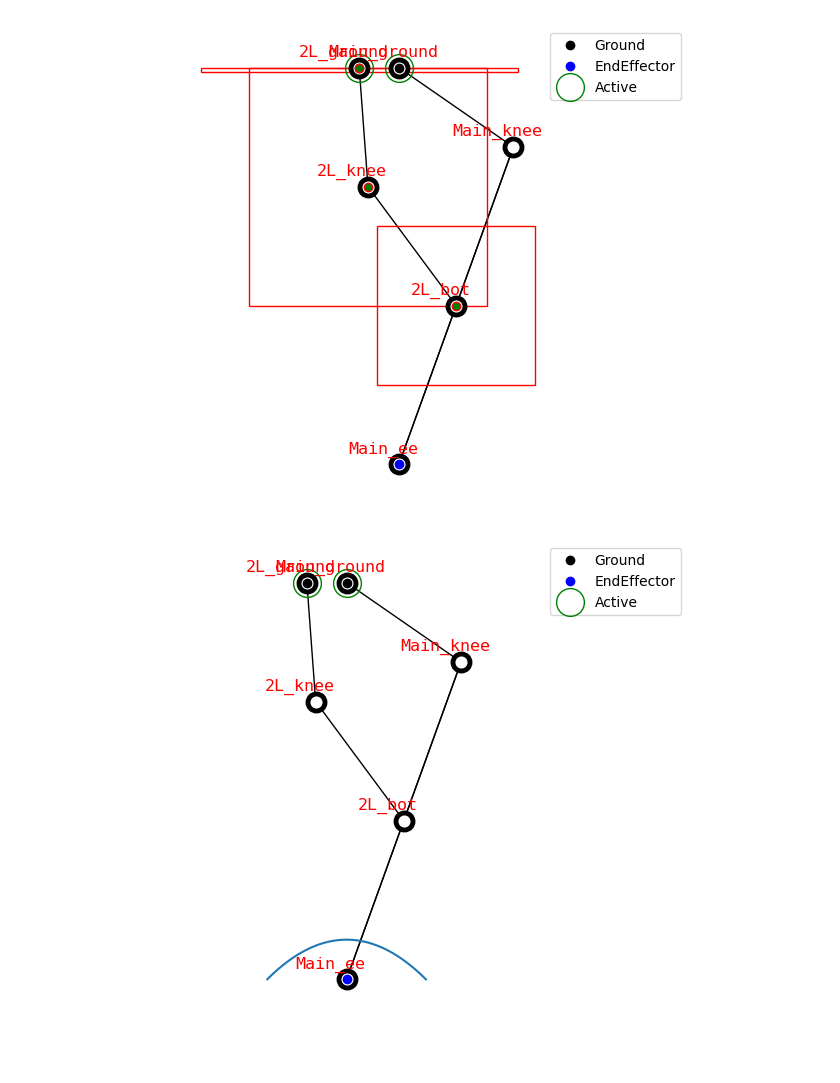
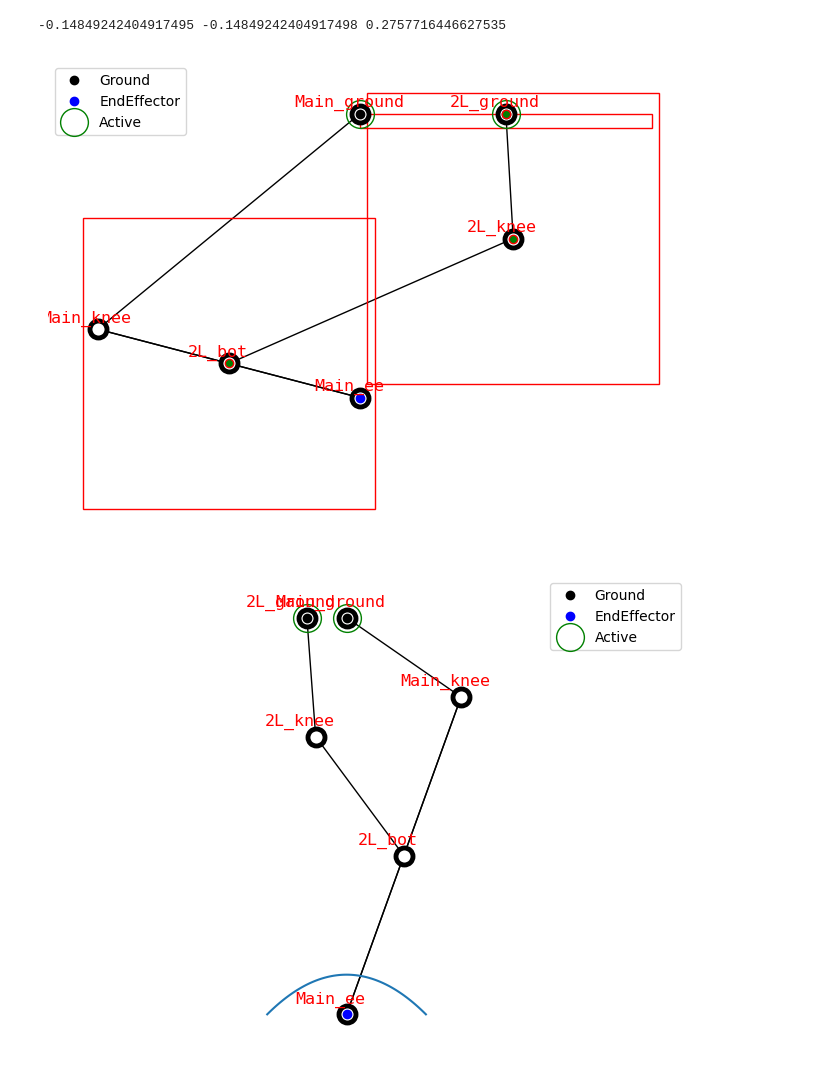
Before and after one commit to LicAiBeerLab/auto-robotics-design, a Jupyter notebook: apps/optimize/single_topology_normilized copy 2.ipynb, the cells around one changed output. Saved outputs shown, nothing was run; the diff lists cells and outputs as text; code cells hidden in the pictures.

```diff
--- a/apps/optimize/single_topology_normilized copy 2.ipynb
+++ b/apps/optimize/single_topology_normilized copy 2.ipynb
@@ -25,28 +25,39 @@ from auto_robot_design.optimization.rewards.inertia_rewards import MassReward, T
 from auto_robot_design.description.actuators import TMotor_AK10_9, TMotor_AK60_6, TMotor_AK70_10, TMotor_AK80_64, TMotor_AK80_9
 from auto_robot_design.description.builder import ParametrizedBuilder, DetailedURDFCreatorFixedEE, jps_graph2pinocchio_robot, MIT_CHEETAH_PARAMS_DICT
 # %%
+anlge = np.deg2rad(-45)
+l1 = 0.21
+l2 = 0.18
+
+x_knee = l1 * np.sin(anlge)
+y_knee = -l1 * np.cos(anlge)
+
+y_ee = -y_knee + l2 * np.cos(anlge)
+print(x_knee, y_knee, y_ee)
+
 generator = TwoLinkGenerator()
-all_graphs = generator.get_standard_set(-0.2, shift=0.1)
+all_graphs = generator.get_standard_set(-0.148, shift=-0.10)
 graph, constrain_dict = all_graphs[0]
 
 thickness = MIT_CHEETAH_PARAMS_DICT["thickness"]
 actuator = MIT_CHEETAH_PARAMS_DICT["actuator"]
 density = MIT_CHEETAH_PARAMS_DICT["density"]
 body_density = MIT_CHEETAH_PARAMS_DICT["body_density"]
 
 
 builder = ParametrizedBuilder(DetailedURDFCreatorFixedEE,
                               density={"default": density, "G":body_density},
                               thickness={"default": thickness, "EE":0.033},
                               actuator={"default": actuator},
                               size_ground=np.array(MIT_CHEETAH_PARAMS_DICT["size_ground"]),
                               offset_ground=MIT_CHEETAH_PARAMS_DICT["offset_ground_rl"]
 )
 
 draw_joint_point(graph)
 visualize_constrains(graph, constrain_dict)
 # %% [output]
+-0.14849242404917495 -0.14849242404917498 0.2757716446627535
-[figure, old version]
+[figure, new version]
 # %%
 # 2) characteristics to be calculated
 # criteria that either calculated without any reference to points, or calculated through the aggregation of values from all points on trajectory
```
Also changed, not shown: 4 other files.
